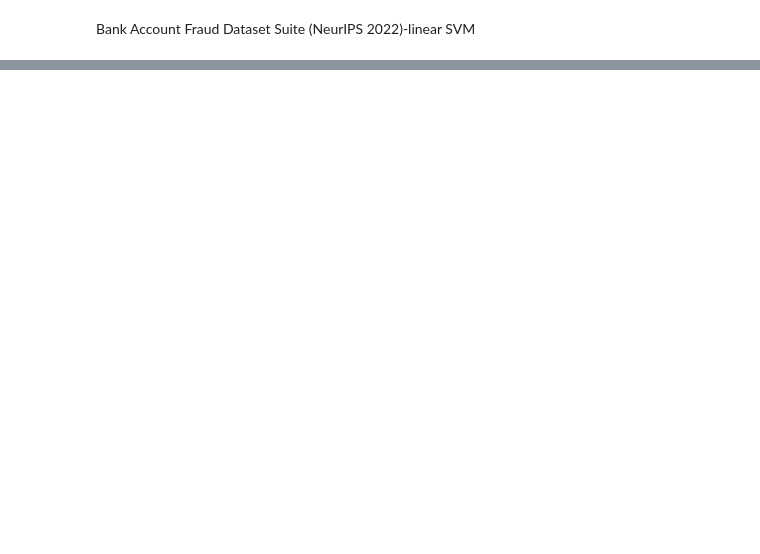
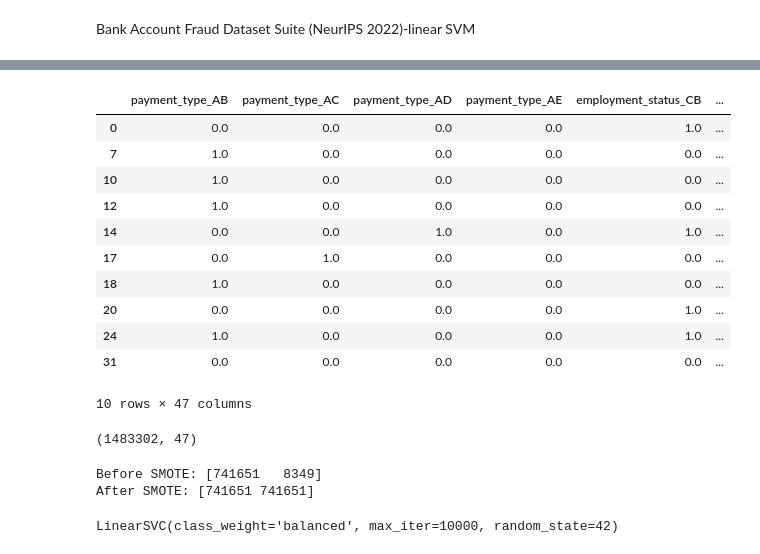
Before and after one commit to mengyuan5483/fraud-classification-analysis, a Jupyter notebook: linearSVM.ipynb, the cells around one changed output, grey strips where cells are left out. Saved outputs shown, nothing was run; the diff lists cells and outputs as text; code cells hidden in the pictures; blank space fills up the shorter version.

```diff
--- a/linearSVM.ipynb
+++ b/linearSVM.ipynb
@@ -116,0 +139,30 @@ weighted avg       0.98      0.99      0.98    200000
+# %%
+X_test_processed.head(10)
+# %% [output]
+|  | payment_type_AB | payment_type_AC | payment_type_AD | payment_type_AE | employment_status_CB | ... |
+| 0 | 0.0 | 0.0 | 0.0 | 0.0 | 1.0 | ... |
+| 7 | 1.0 | 0.0 | 0.0 | 0.0 | 0.0 | ... |
+| 10 | 1.0 | 0.0 | 0.0 | 0.0 | 0.0 | ... |
+| 12 | 1.0 | 0.0 | 0.0 | 0.0 | 0.0 | ... |
+| 14 | 0.0 | 0.0 | 1.0 | 0.0 | 1.0 | ... |
+| 17 | 0.0 | 1.0 | 0.0 | 0.0 | 0.0 | ... |
+| 18 | 1.0 | 0.0 | 0.0 | 0.0 | 0.0 | ... |
+| 20 | 0.0 | 0.0 | 0.0 | 0.0 | 1.0 | ... |
+| 24 | 1.0 | 0.0 | 0.0 | 0.0 | 1.0 | ... |
+| 31 | 0.0 | 0.0 | 0.0 | 0.0 | 0.0 | ... |
+10 rows × 47 columns
+# %%
+from imblearn.over_sampling import SMOTE
+
+smote = SMOTE(random_state=42)
+X_train_resampled, y_train_resampled = smote.fit_resample(X_train_processed, y_train)
+X_train_resampled.shape
+# %% [output]
+(1483302, 47)
+# %%
+import numpy as np
+print("Before SMOTE:", np.bincount(y_train))
+print("After SMOTE:", np.bincount(y_train_resampled))
+# %% [output]
+Before SMOTE: [741651   8349]
+After SMOTE: [741651 741651]
@@ -116,0 +171,5 @@ weighted avg       0.98      0.99      0.98    200000
+# %%
+model = LinearSVC(random_state=42, max_iter=10000, class_weight='balanced')
+model.fit(X_train_resampled, y_train_resampled)
+# %% [output]
+LinearSVC(class_weight='balanced', max_iter=10000, random_state=42)
```
Also changed, not shown: parts of 30 cells of this notebook.
